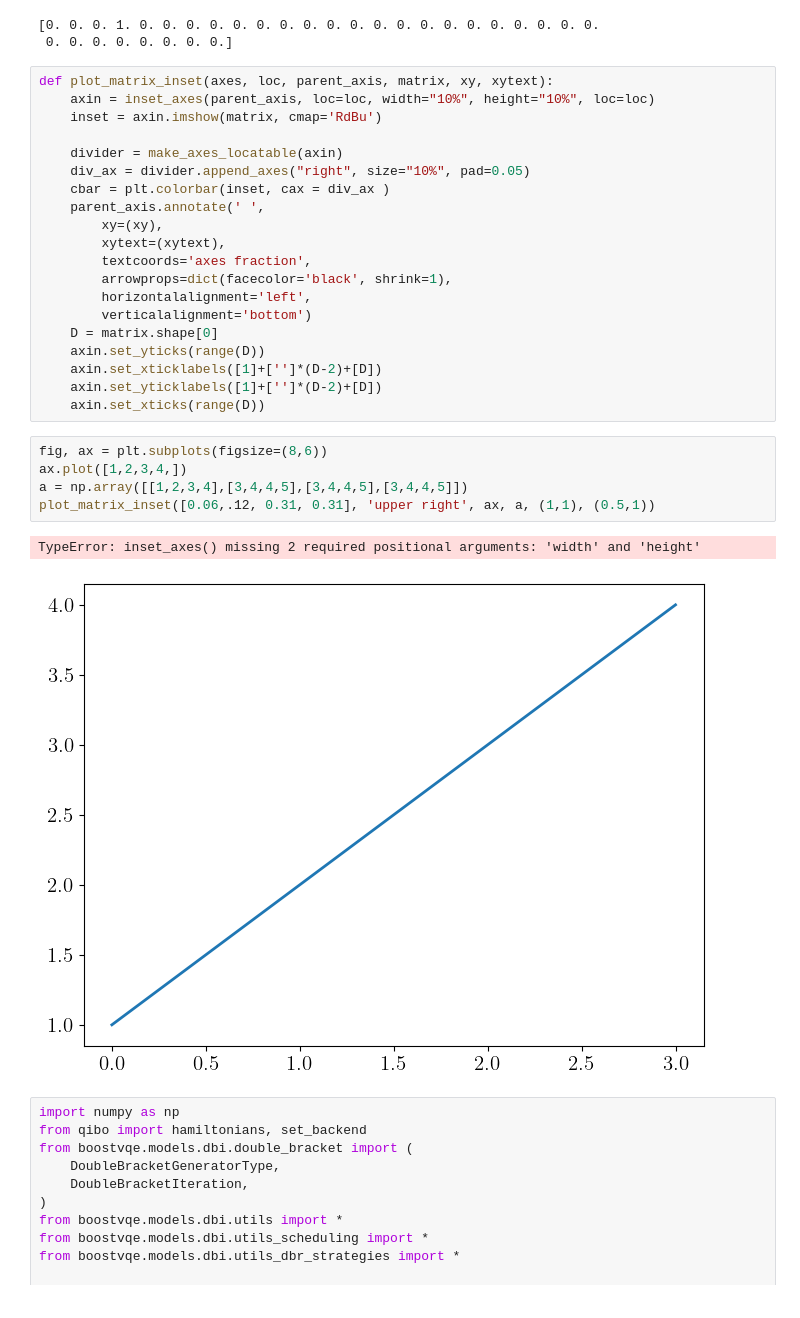
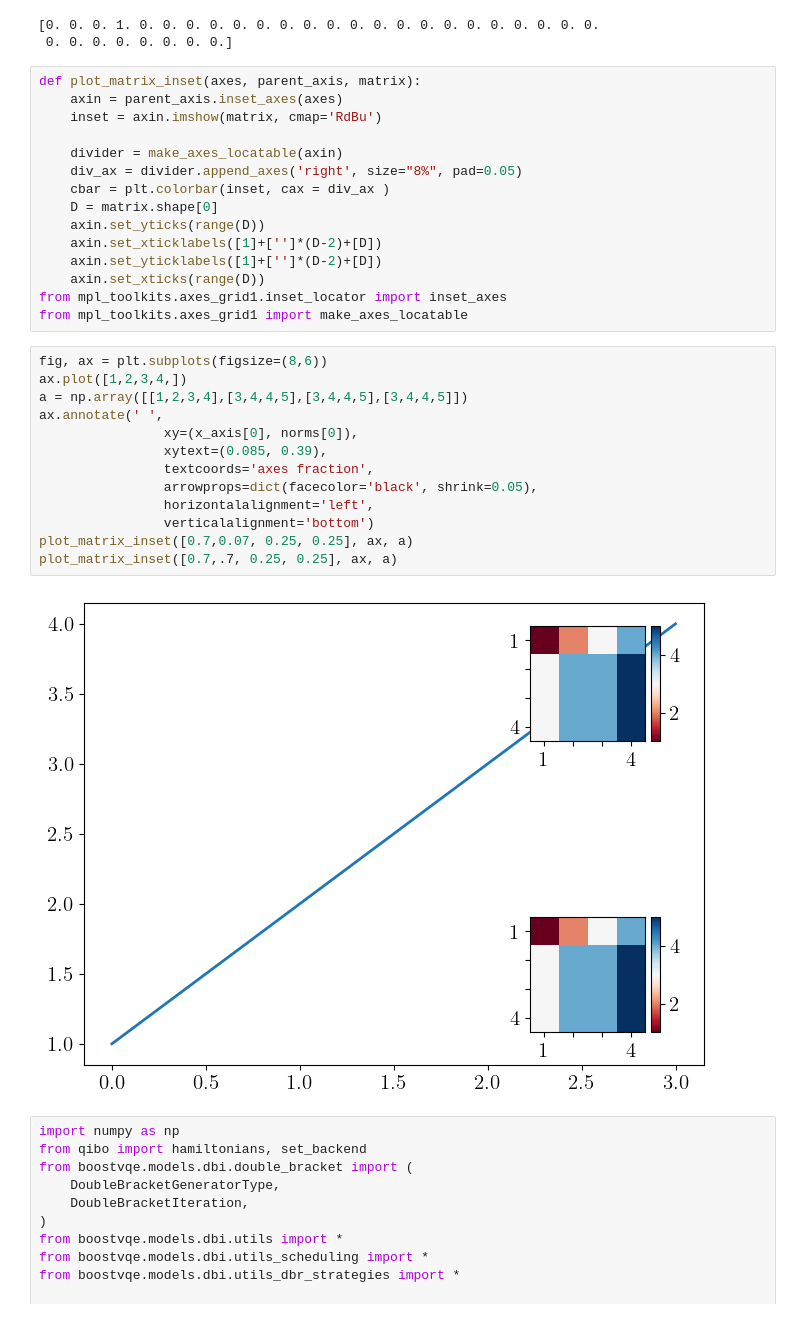
Before and after one commit to qiboteam/boostvqe, a Jupyter notebook: notebooks/plots_for_proceedings/test.ipynb, the cells around one changed output. Saved outputs shown, nothing was run; the diff lists cells and outputs as text.

Commit message:
Updated plots

```diff
--- a/notebooks/plots_for_proceedings/test.ipynb
+++ b/notebooks/plots_for_proceedings/test.ipynb
@@ -84,33 +84,35 @@ from mpl_toolkits.axes_grid1.inset_locator import inset_axes
 [0. 0. 0. 1. 0. 0. 0. 0. 0. 0. 0. 0. 0. 0. 0. 0. 0. 0. 0. 0. 0. 0. 0. 0.
  0. 0. 0. 0. 0. 0. 0. 0.]
 # %%
-def plot_matrix_inset(axes, loc, parent_axis, matrix, xy, xytext):
-    axin = inset_axes(parent_axis, loc=loc, width="10%", height="10%", loc=loc)
+def plot_matrix_inset(axes, parent_axis, matrix):
+    axin = parent_axis.inset_axes(axes)
     inset = axin.imshow(matrix, cmap='RdBu')
 
     divider = make_axes_locatable(axin)
-    div_ax = divider.append_axes("right", size="10%", pad=0.05)
+    div_ax = divider.append_axes('right', size="8%", pad=0.05)
     cbar = plt.colorbar(inset, cax = div_ax )
-    parent_axis.annotate(' ',
-        xy=(xy),
-        xytext=(xytext),
-        textcoords='axes fraction',
-        arrowprops=dict(facecolor='black', shrink=1),
-        horizontalalignment='left',
-        verticalalignment='bottom')
     D = matrix.shape[0]
     axin.set_yticks(range(D))
     axin.set_xticklabels([1]+['']*(D-2)+[D])
     axin.set_yticklabels([1]+['']*(D-2)+[D])
     axin.set_xticks(range(D))
+from mpl_toolkits.axes_grid1.inset_locator import inset_axes
+from mpl_toolkits.axes_grid1 import make_axes_locatable
 # %%
 fig, ax = plt.subplots(figsize=(8,6))
 ax.plot([1,2,3,4,])
 a = np.array([[1,2,3,4],[3,4,4,5],[3,4,4,5],[3,4,4,5]])
-plot_matrix_inset([0.06,.12, 0.31, 0.31], 'upper right', ax, a, (1,1), (0.5,1))
+ax.annotate(' ',
+                xy=(x_axis[0], norms[0]),
+                xytext=(0.085, 0.39),
+                textcoords='axes fraction',
+                arrowprops=dict(facecolor='black', shrink=0.05),
+                horizontalalignment='left',
+                verticalalignment='bottom')
+plot_matrix_inset([0.7,0.07, 0.25, 0.25], ax, a)
+plot_matrix_inset([0.7,.7, 0.25, 0.25], ax, a)
 # %% [output]
-TypeError: inset_axes() missing 2 required positional arguments: 'width' and 'height'
-[figure, old version]
+[figure, new version]
 # %%
 import numpy as np
 from qibo import hamiltonians, set_backend
```
Also changed, not shown: parts of 2 cells of this notebook, 7 other files.
